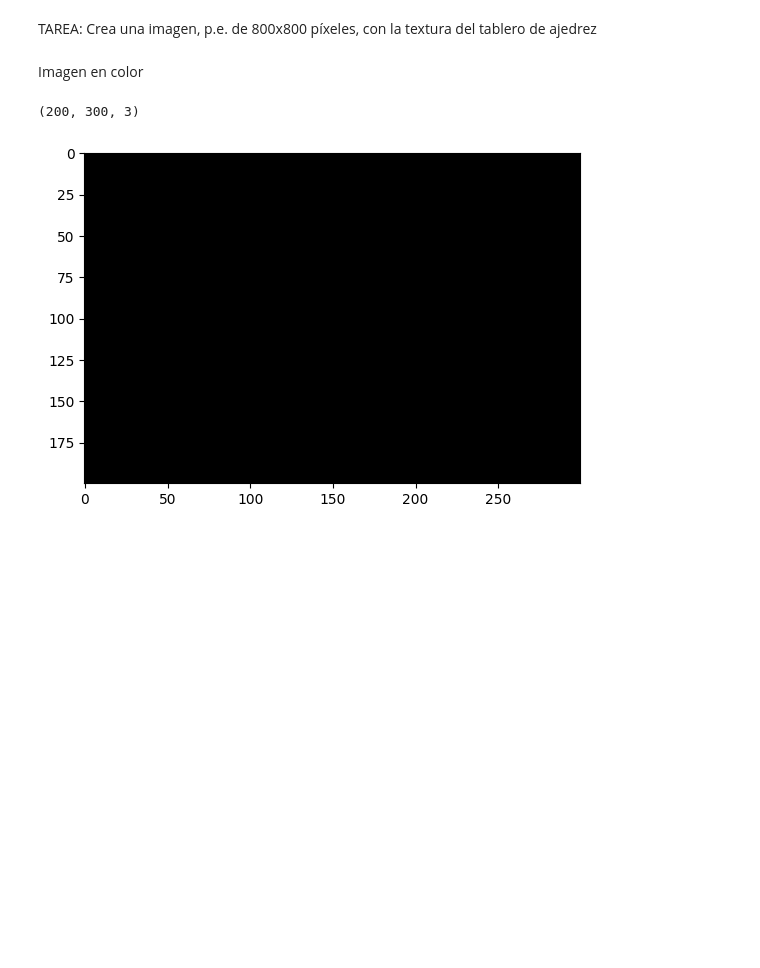
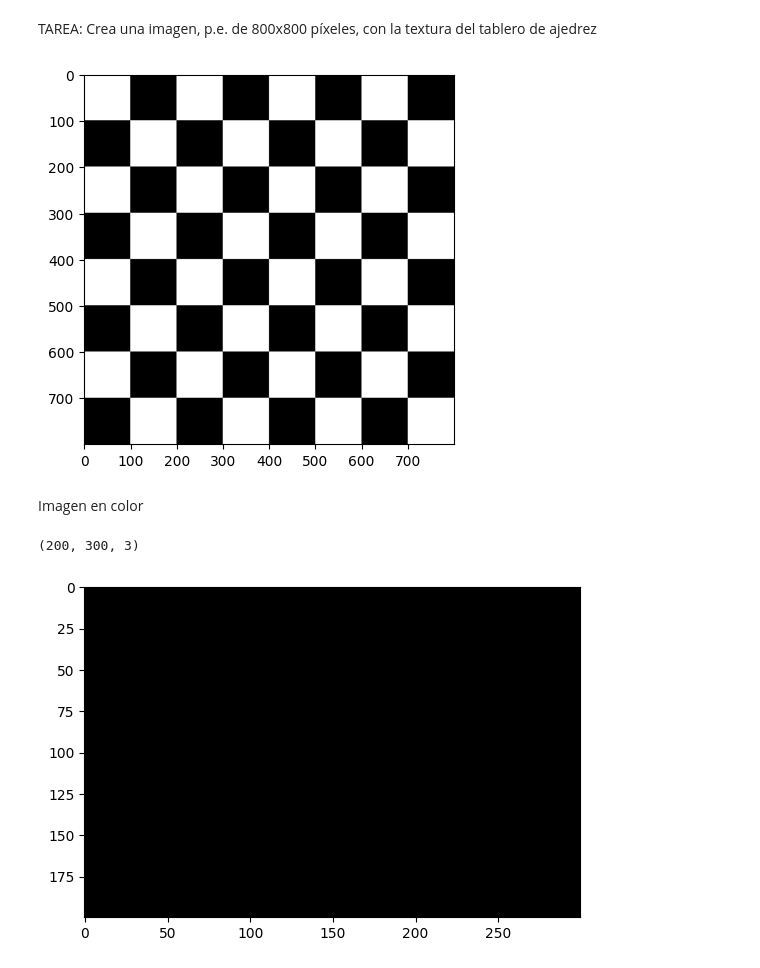
Before and after one commit to lauraheerrera/VC, a Jupyter notebook: VC_P1.ipynb, the cells around one changed output. Saved outputs shown, nothing was run; the diff lists cells and outputs as text; code cells hidden in the pictures; blank space fills up the shorter version.

```diff
--- a/VC_P1.ipynb
+++ b/VC_P1.ipynb
@@ -79,5 +78,53 @@ plt.show()
 # %% [markdown]
 TAREA: Crea una imagen, p.e. de 800x800 píxeles, con la textura del tablero de ajedrez
+# %%
+gris_img = np.zeros((800, 800, 1), dtype=np.uint8)
+
+gris_img[0:100,0:100,0] = 255
+gris_img[0:100,200:300,0] = 255
+gris_img[0:100,400:500,0] = 255
+gris_img[0:100,600:700,0] = 255
+
+gris_img[100:200,100:200,0] = 255
+gris_img[100:200,300:400,0] = 255
+gris_img[100:200,500:600,0] = 255
+gris_img[100:200,700:800,0] = 255
+
+gris_img[200:300,0:100,0] = 255
+gris_img[200:300,200:300,0] = 255
+gris_img[200:300,400:500,0] = 255
+gris_img[200:300,600:700,0] = 255
+
+gris_img[300:400,100:200,0] = 255
+gris_img[300:400,300:400,0] = 255
+gris_img[300:400,500:600,0] = 255
+gris_img[300:400,700:900,0] = 255
+
+gris_img[400:500,0:100,0] = 255
+gris_img[400:500,200:300,0] = 255
+gris_img[400:500,400:500,0] = 255
+gris_img[400:500,600:700,0] = 255
+
+gris_img[500:600,300:400,0] = 255
+gris_img[500:600,500:600,0] = 255
+gris_img[500:600,700:900,0] = 255
+gris_img[500:600,100:200,0] = 255
+
+gris_img[600:700,0:100,0] = 255
+gris_img[600:700,200:300,0] = 255
+gris_img[600:700,400:500,0] = 255
+gris_img[600:700,600:700,0] = 255
+
+gris_img[700:800,300:400,0] = 255
+gris_img[700:800,500:600,0] = 255
+gris_img[700:800,700:900,0] = 255
+gris_img[700:800,100:200,0] = 255
+
+#Muestra la imagen con matplotlib
+plt.imshow(gris_img, cmap='gray')
+plt.show()
+# %% [output]
+[figure, added]
 # %% [markdown]
 Imagen en color
 # %%
```
Also changed, not shown: parts of 5 cells of this notebook.
